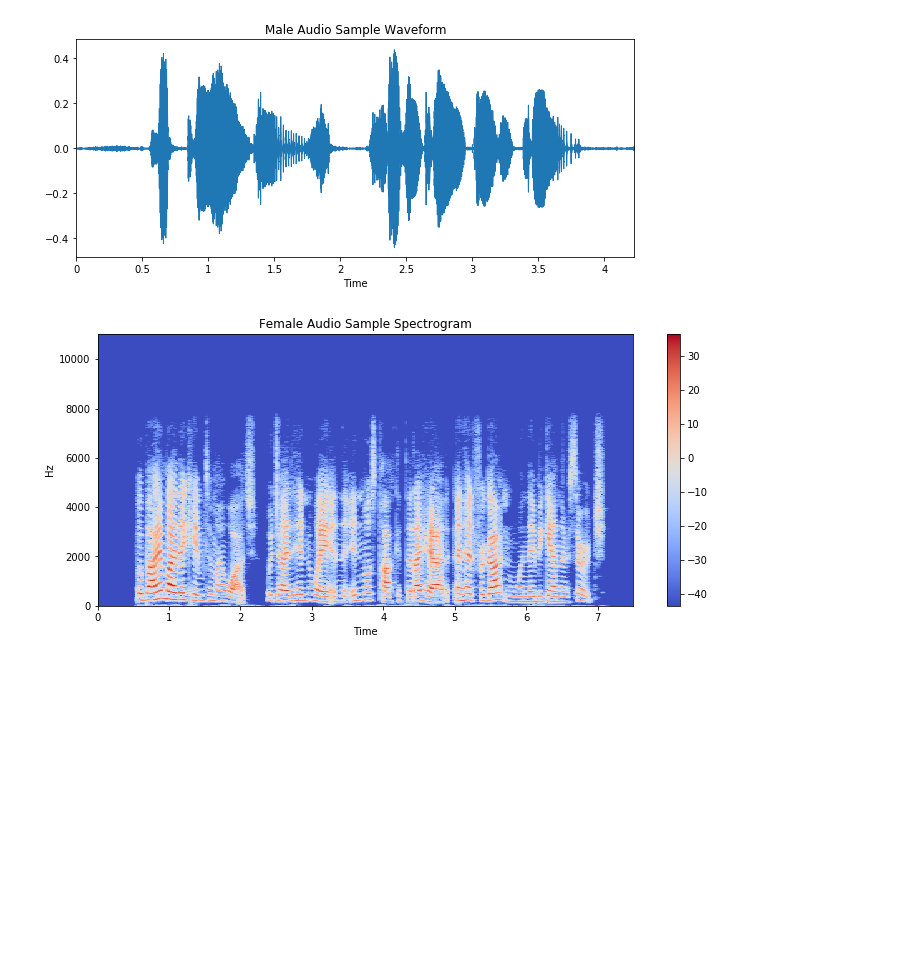
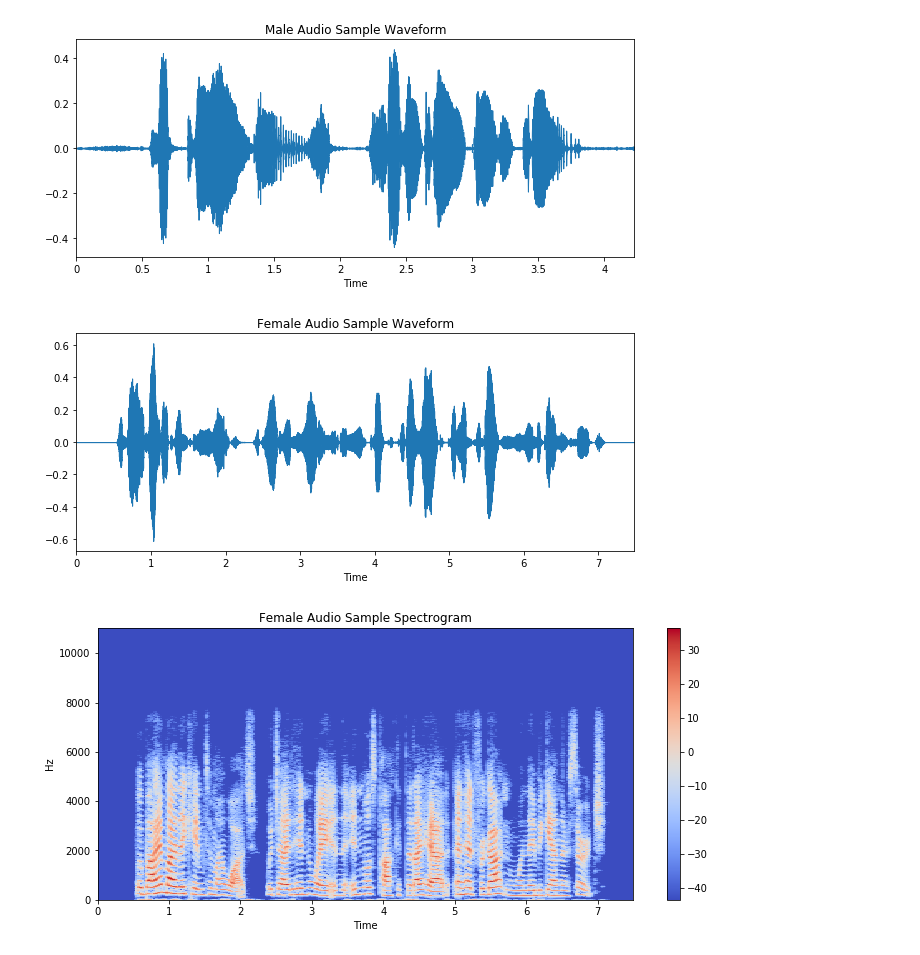
Before and after one commit to joellehanna/Speaker-gender-classification, a Jupyter notebook: gender_classification.ipynb, the cells around one changed output. Saved outputs shown, nothing was run; the diff lists cells and outputs as text; code cells hidden in the pictures; blank space fills up the shorter version.

```diff
--- a/gender_classification.ipynb
+++ b/gender_classification.ipynb
@@ -96,6 +93,14 @@ plt.title('Male Audio Sample Waveform')
 plt.show()
 # %% [output]
 [figure]
+# %%
+# displaying signal waveform
+plt.figure(figsize=(10, 4))
+librosa.display.waveplot(sig_f, sr=rate_f)
+plt.title('Female Audio Sample Waveform')
+plt.show()
+# %% [output]
+[figure, added]
 # %%
 # displaying spectrogram
 S = librosa.stft(sig_f)
```
Also changed, not shown: parts of 7 cells of this notebook.
